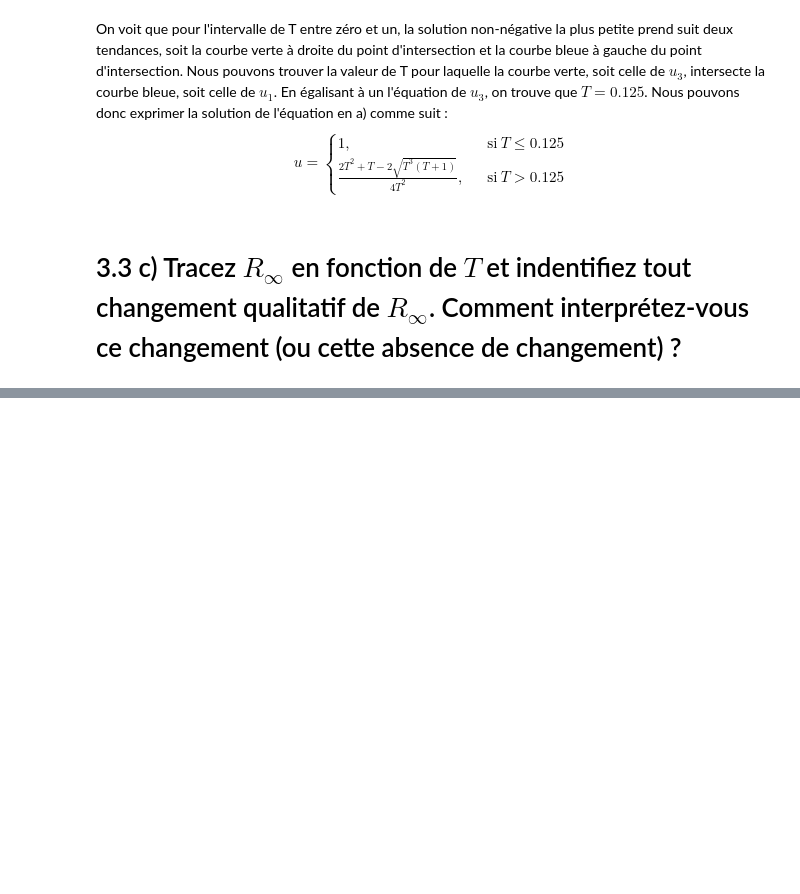
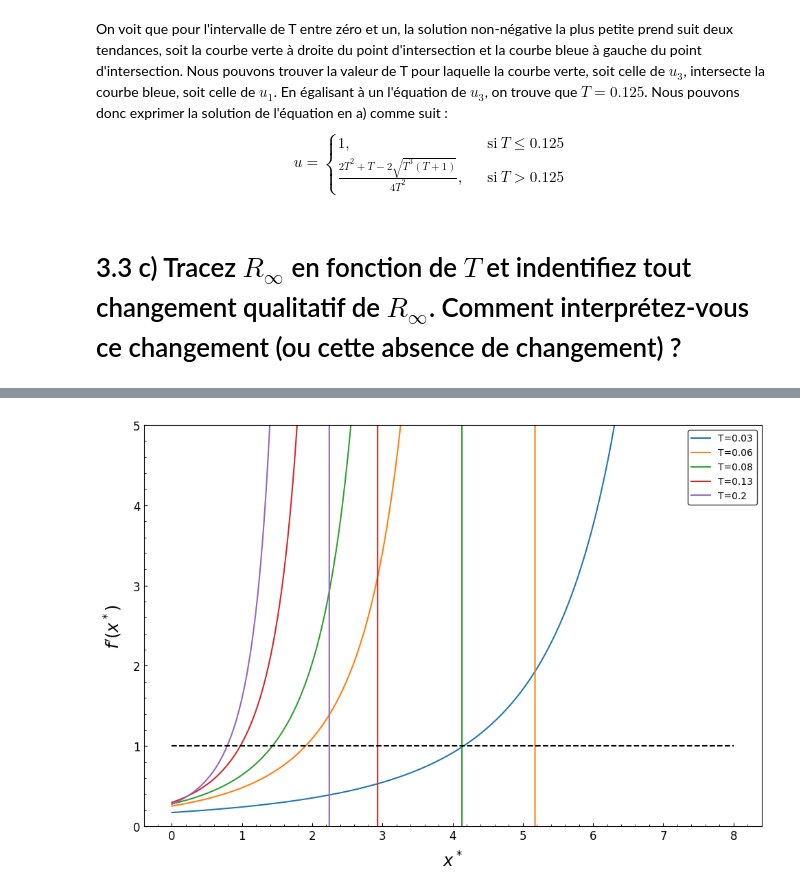
Before and after one commit to Antetokounpo/PhysNum-TP, a Jupyter notebook: TP3/TP3.ipynb, the cells around one changed output, grey strips where cells are left out. Saved outputs shown, nothing was run; the diff lists cells and outputs as text; code cells hidden in the pictures; blank space fills up the shorter version.

```diff
--- a/TP3/TP3.ipynb
+++ b/TP3/TP3.ipynb
@@ -1096,0 +1198,16 @@ En exprimant la quantité $R_{\infty}$ selon $T$, on peut donc conclure que le p
+# %%
+t = [0.03, 0.06, 0.08, 0.13, 0.2]
+x_star = np.linspace(0, 8, 1000)
+derivative = lambda x, t: 8*t / (1 - 4*t * (x-1))**3
+plt.figure(figsize=(12,8))
+for v in t:
+    d = derivative(x_star, v)
+    plt.plot(x_star, d, label=f"T={v}")
+plt.hlines(1, 0, 8, "k", linestyles="dashed")
+plt.xlabel("$x^*$")
+plt.ylabel("$f'(x^*)$")
+plt.ylim((0,5))
+plt.legend()
+plt.show()
+# %% [output]
+[figure, added]
```
Also changed, not shown: parts of 13 cells of this notebook.
